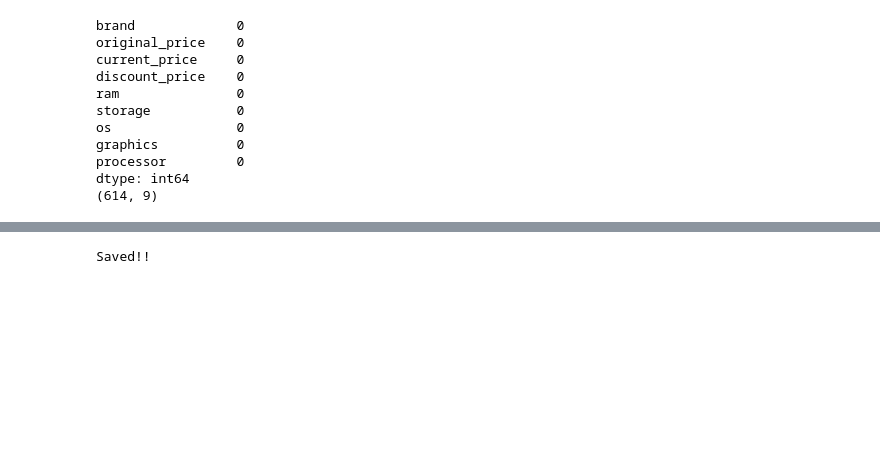
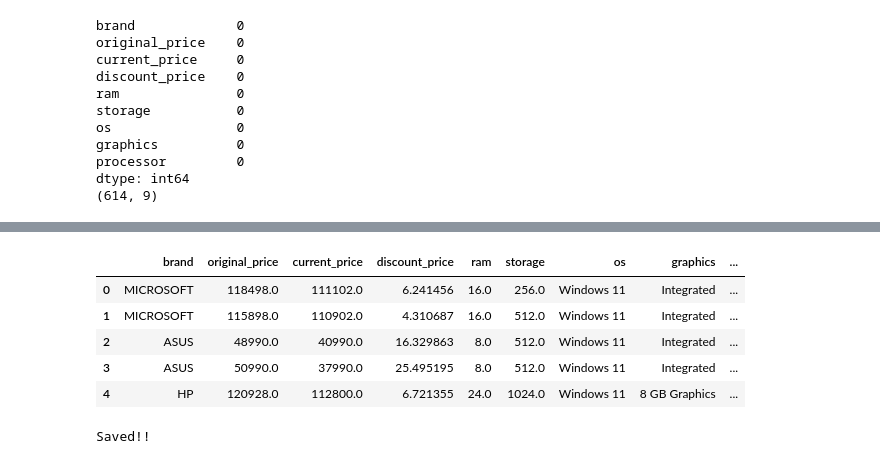
Before and after one commit to satyashry/SmartPrice-AI, a Jupyter notebook: notebook/data_cleaning.ipynb, the cells around one changed output, grey strips where cells are left out. Saved outputs shown, nothing was run; the diff lists cells and outputs as text; code cells hidden in the pictures; blank space fills up the shorter version.

Commit message:
data_transformation.py completed

```diff
--- a/notebook/data_cleaning.ipynb
+++ b/notebook/data_cleaning.ipynb
@@ -3,7 +3,7 @@
 # %%
 import pandas  as pd
 # %%
-data = pd.read_csv("data/laptops_raw.csv")
+data = pd.read_csv("data/raw/laptops_raw.csv")
 # %%
 data.head(5)
 # %% [output]
@@ -424,0 +428,9 @@ dtype: int64
+# %%
+df.head()
+# %% [output]
+|  | brand | original_price | current_price | discount_price | ram | storage | os | graphics | ... |
+| 0 | MICROSOFT | 118498.0 | 111102.0 | 6.241456 | 16.0 | 256.0 | Windows 11 | Integrated | ... |
+| 1 | MICROSOFT | 115898.0 | 110902.0 | 4.310687 | 16.0 | 512.0 | Windows 11 | Integrated | ... |
+| 2 | ASUS | 48990.0 | 40990.0 | 16.329863 | 8.0 | 512.0 | Windows 11 | Integrated | ... |
+| 3 | ASUS | 50990.0 | 37990.0 | 25.495195 | 8.0 | 512.0 | Windows 11 | Integrated | ... |
+| 4 | HP | 120928.0 | 112800.0 | 6.721355 | 24.0 | 1024.0 | Windows 11 | 8 GB Graphics | ... |
```
Also changed, not shown: parts of 5 cells of this notebook, 14 other files.
